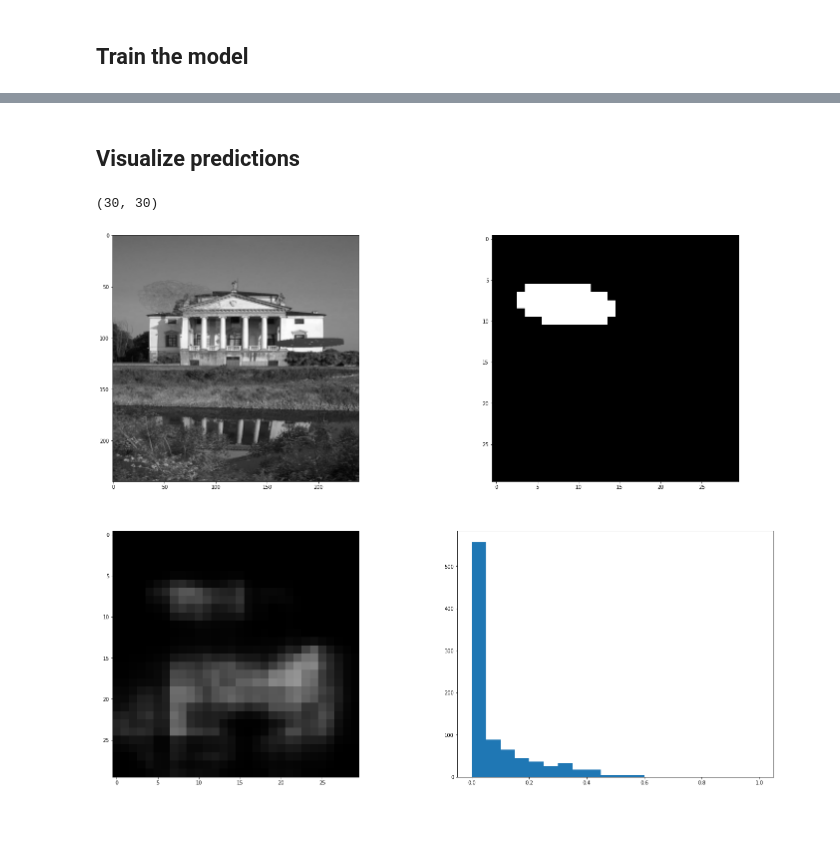
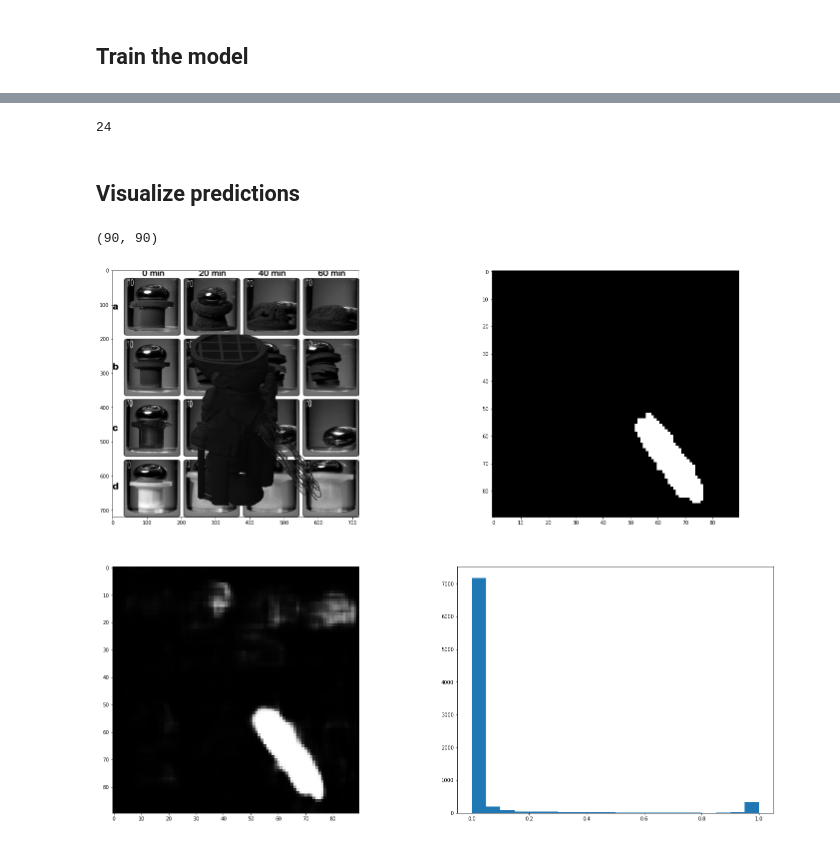
Before and after one commit to kanstancin/classifiers, a Jupyter notebook: segment.ipynb, the cells around one changed output, grey strips where cells are left out. Cells and saved outputs as stored; diff of their text form; code cells hidden in the pictures.

```diff
--- a/segment.ipynb
+++ b/segment.ipynb
@@ -154,6 +155,8 @@ batch_size = 32
 input_img_paths = df_train.filename.to_list()
 target_img_paths = df_train.mask_.astype(str).to_list()
 # %%
+import imgaug.augmenters as iaa
+
 # process mask
 def resize_mask(mask, target_shape):
     kernel = np.ones((15, 15), np.uint8)
@@ -168,13 +171,18 @@ def img_to_binary(mask):
     mask[mask>125] = 1
     return mask
 
-def load_img_cv(path, target_size, is_mask=False):
+def load_img_cv(path, target_size, is_mask=False, augment=True):
     if not is_mask:
-        img = cv.imread(path)
+        img = cv.imread(path, cv.IMREAD_GRAYSCALE)
         shape = (target_size[1], target_size[0])
         img = cv.resize(img, shape, interpolation=cv.INTER_AREA)
+        if augment:
+            aug = iaa.GammaContrast((0.5, 3.0))
+            img = aug(image=img)
     else:
         img = cv.imread(path, cv.IMREAD_GRAYSCALE)
+        img[img<=30] = 0
+        img[img>30] = 255
         img = resize_mask(img, target_size)
         img = img_to_binary(img)
     return img
@@ -231,12 +239,13 @@ from tensorflow.keras.preprocessing.image import load_img
 class OxfordPets(keras.utils.Sequence):
     """Helper to iterate over the data (as Numpy arrays)."""
 
-    def __init__(self, batch_size, img_size, target_size, input_img_paths, target_img_paths):
+    def __init__(self, batch_size, img_size, target_size, input_img_paths, target_img_paths, augment=True):
         self.batch_size = batch_size
         self.img_size = img_size
         self.target_size = target_size
         self.input_img_paths = input_img_paths
         self.target_img_paths = target_img_paths
+        self.augment = augment
 
     def __len__(self):
         return len(self.target_img_paths) // self.batch_size
@@ -246,10 +255,10 @@ class OxfordPets(keras.utils.Sequence):
         i = idx * self.batch_size
         batch_input_img_paths = self.input_img_paths[i : i + self.batch_size]
         batch_target_img_paths = self.target_img_paths[i : i + self.batch_size]
-        x = np.zeros((self.batch_size,) + self.img_size + (3,), dtype="float32")
+        x = np.zeros((self.batch_size,) + self.img_size + (1,), dtype="uint8")
         for j, path in enumerate(batch_input_img_paths):
-            img = load_img_cv(path, target_size=self.img_size)
-            x[j] = img
+            img = load_img_cv(path, target_size=self.img_size, augment=self.augment)
+            x[j] = np.expand_dims(img, 2)
         y = np.zeros((self.batch_size,) + self.target_size + (1,), dtype="uint8")
         for j, path in enumerate(batch_target_img_paths):
             img = load_img_cv(path, target_size=self.target_size, is_mask=True)
@@ -492,7 +517,7 @@ ________________________________________________________________________________
 from tensorflow.keras.models import load_model
 
 # Load the previously saved weights
-# model = load_model("oxford_segmentation.h5")
+model = load_model("oxford_segmentation.h5")
 # %% [markdown]
 ## Set aside a validation split
 # %%
@@ -519,12 +544,13 @@ val_gen = OxfordPets(batch_size, img_size, target_size, val_input_img_paths, val
 # Configure the model for training.
 # We use the "sparse" version of categorical_crossentropy
 # because our target data is integers.
-model.compile(optimizer="rmsprop", loss="sparse_categorical_crossentropy")
+model.compile(optimizer="adam", loss="sparse_categorical_crossentropy")
 
 callbacks = [
     keras.callbacks.ModelCheckpoint("oxford_segmentation.h5", save_best_only=True)
 ]
 
 # Train the model, doing validation at the end of each epoch.
-epochs = 5
-history = model.fit(train_gen, epochs=epochs, validation_data=val_gen, callbacks=callbacks)
+epochs = 20
+history = model.fit(train_gen, epochs=epochs, validation_data=val_gen, callbacks=callbacks,
+                   max_queue_size=15)
@@ -540,40 +584,44 @@ def get_mask(i, preds, scale=False):
 #     img = PIL.ImageOps.autocontrast(keras.preprocessing.image.array_to_img(mask))
 #     display(img)
     return mask
+# %%
+i
+# %% [output]
+24
 # %% [markdown]
 ## Visualize predictions
 # %%
 from matplotlib.colors import Normalize
 # Generate predictions for all images in the validation set
 
-val_gen = OxfordPets(batch_size, img_size, target_size, val_input_img_paths[:100], val_target_img_paths[:100])
+val_gen = OxfordPets(batch_size, img_size, target_size, val_input_img_paths, val_target_img_paths)
 val_preds = model.predict(val_gen)
 
 
 # Display results for validation image #10
-i = 60
+i = 53
 
 img = load_img_cv(val_input_img_paths[i], img_size, is_mask=False)
 mask = load_img_cv(val_target_img_paths[i], target_size, is_mask=True)
 fig, ax = plt.subplots(2,2,figsize=(25,20))
 ax[0, 0].imshow(img, cmap="gray")
 ax[0, 1].imshow(mask, cmap="gray")
 
 mask_pred = get_mask(i, val_preds, scale=True)
 print(mask_pred.shape)
 ax[1, 0].imshow(mask_pred.reshape(mask_pred.shape[:2]), cmap="gray", vmin=0, vmax=1.0)#, norm=Normalize([0, 1]))
 ax[1, 1].hist(mask_pred.reshape(-1), bins=20, range=[0, 1]);
 # Display input image
 # display(Image(filename=val_input_img_paths[i]))
 
 # # Display ground-truth target mask
 # img = PIL.ImageOps.autocontrast(load_img(val_target_img_paths[i]))
 # display(img)
 
 # # Display mask predicted by our model
 # display_mask(i)  # Note that the model only sees inputs at 150x150.
 # %% [output]
-(30, 30)
+(90, 90)
-[figure, old version]
+[figure, new version]
 # %%
 # custom loss check
```
Also changed, not shown: parts of 21 cells of this notebook.
